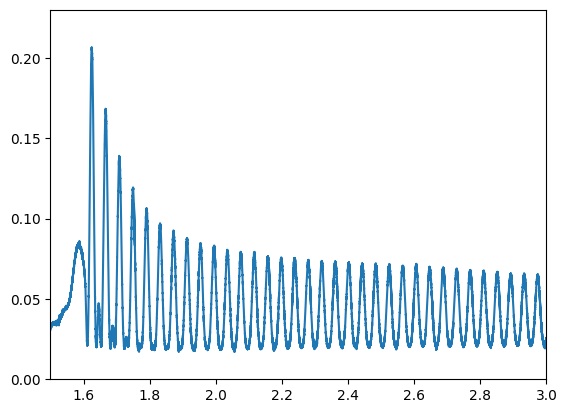
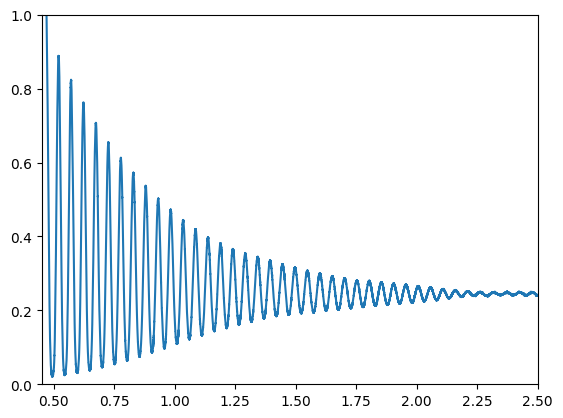
The notebook cell's code change between the first figure and the second:
--- before
+++ after
@@ -1,3 +1,3 @@
 plt.plot(t,V)
-plt.xlim(1.5,3)
-plt.ylim(0,0.23)
+plt.xlim(0.45,2.5)
+plt.ylim(0,1)

Commit: some fix